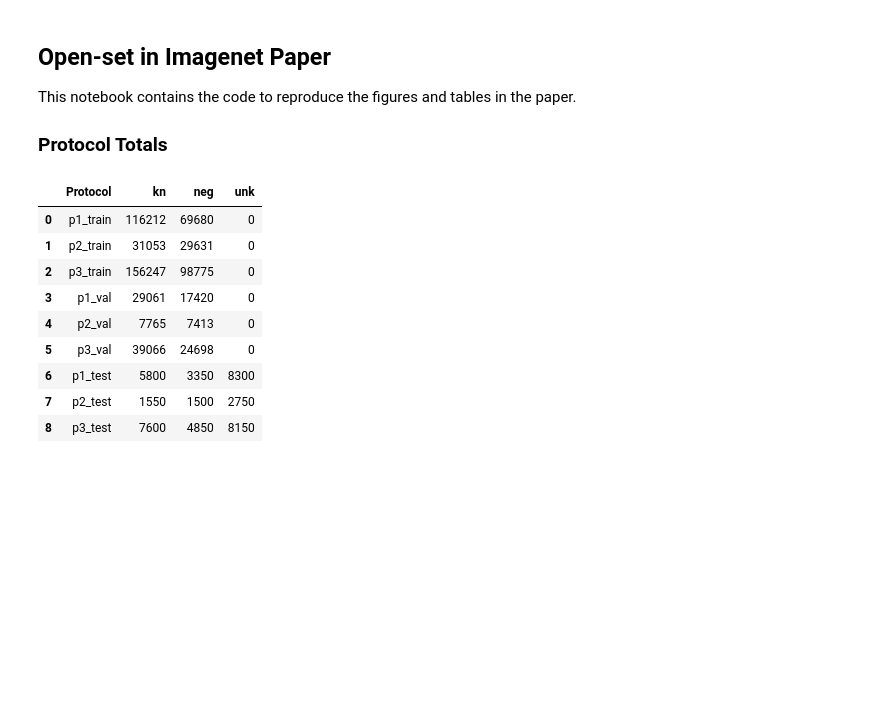
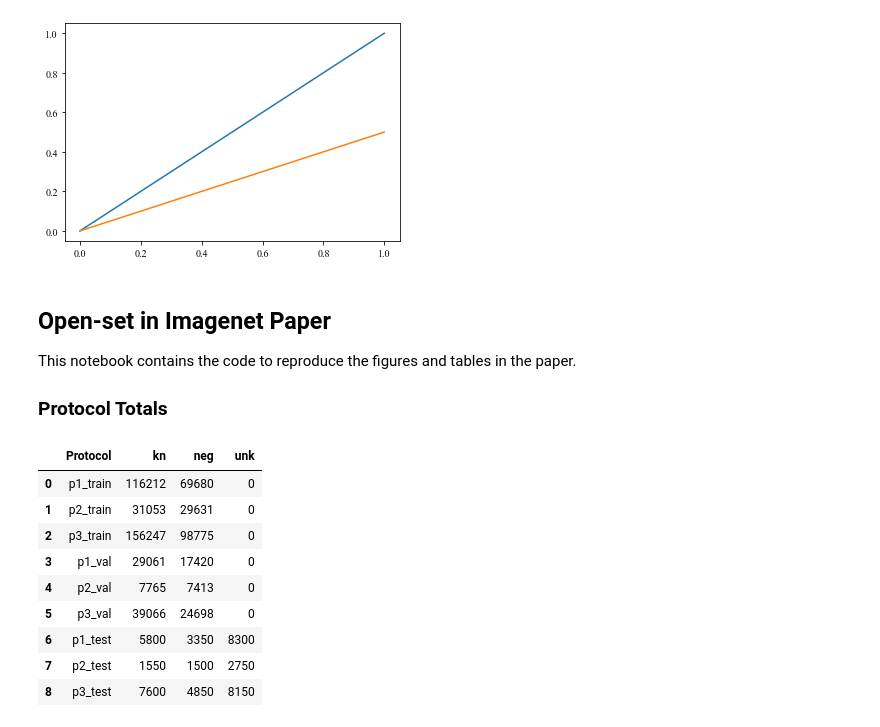
Before and after one commit to AIML-IfI/openset-imagenet, a Jupyter notebook: analysis/open_set_imagenet.ipynb, the cells around one changed output. Saved outputs shown, nothing was run; the diff lists cells and outputs as text; code cells hidden in the pictures; blank space fills up the shorter version.

```diff
--- a/analysis/open_set_imagenet.ipynb
+++ b/analysis/open_set_imagenet.ipynb
@@ -1,3 +1,14 @@
+# %%
+import matplotlib
+import matplotlib.pyplot as plt
+
+
+colors = matplotlib.cm.get_cmap('tab10', 10).colors
+plt.plot ([0,1],[0,1], c=colors[0])
+plt.plot ([0,1],[0,0.5], c=colors[1])
+plt.show()
+# %% [output]
+[figure, added]
 # %% [markdown]
 ## Open-set in Imagenet Paper
 This notebook contains the code to reproduce the figures and tables in the paper.
```
Also changed, not shown: parts of 7 cells of this notebook, 2 other files.
